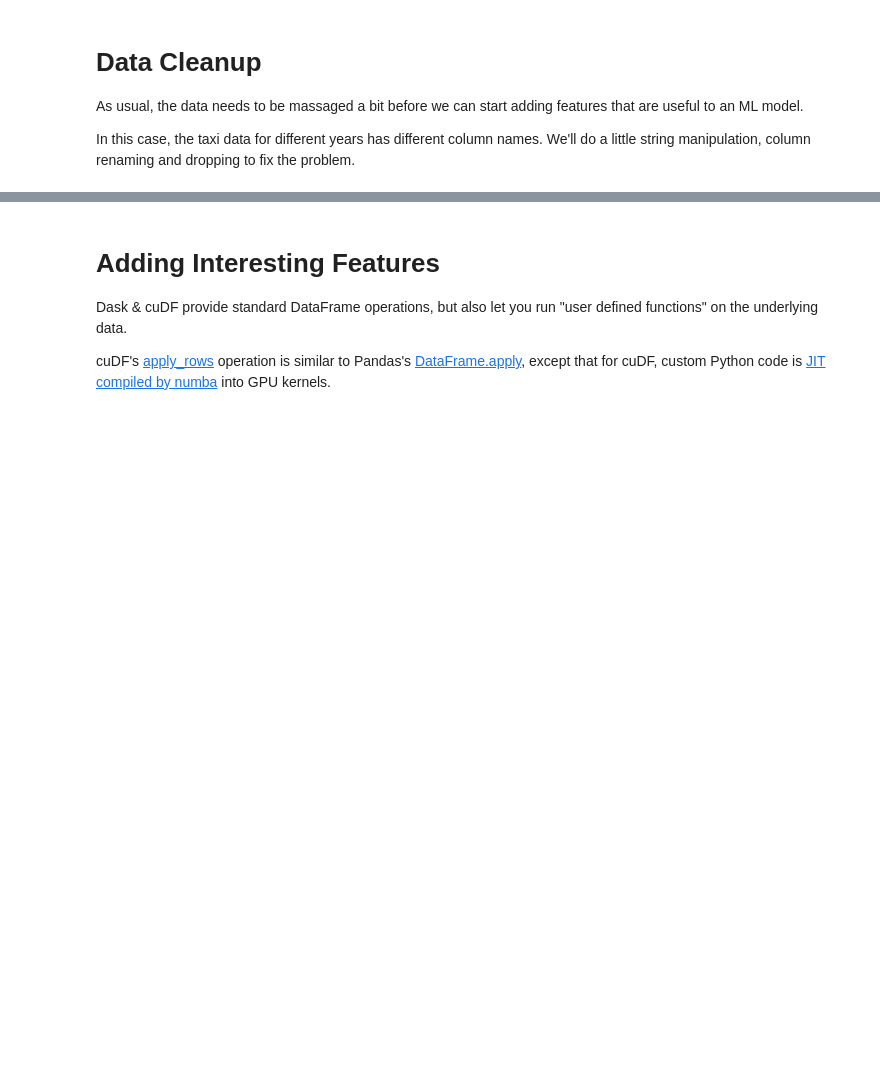
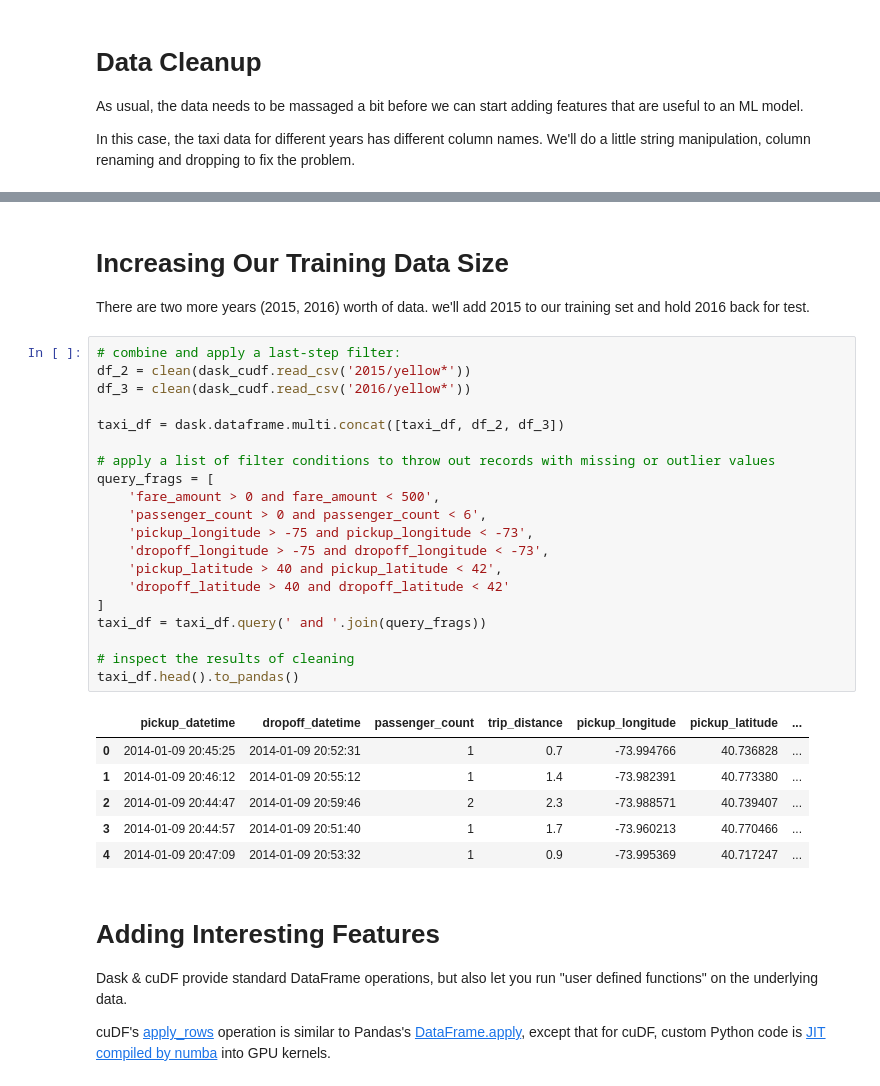
Before and after one commit to efajardo-nv/rapids-dataproc, a Jupyter notebook: notebooks/NYCTaxi-E2E.ipynb, the cells around one changed output, grey strips where cells are left out. Drawn from its saved outputs; the diff is of its cells as text; blank space fills up the shorter version.

```diff
--- a/notebooks/NYCTaxi-E2E.ipynb
+++ b/notebooks/NYCTaxi-E2E.ipynb
@@ -136,3 +173,34 @@ taxi_df.head().to_pandas()
+# %% [markdown]
+# Increasing Our Training Data Size
+
+There are two more years (2015, 2016) worth of data. we'll add 2015 to our training set and hold 2016 back for test.
+# %%
+# combine and apply a last-step filter:
+df_2 = clean(dask_cudf.read_csv('2015/yellow*'))
+df_3 = clean(dask_cudf.read_csv('2016/yellow*'))
+
+taxi_df = dask.dataframe.multi.concat([taxi_df, df_2, df_3])
+
+# apply a list of filter conditions to throw out records with missing or outlier values
+query_frags = [
+    'fare_amount > 0 and fare_amount < 500',
+    'passenger_count > 0 and passenger_count < 6',
+    'pickup_longitude > -75 and pickup_longitude < -73',
+    'dropoff_longitude > -75 and dropoff_longitude < -73',
+    'pickup_latitude > 40 and pickup_latitude < 42',
+    'dropoff_latitude > 40 and dropoff_latitude < 42'
+]
+taxi_df = taxi_df.query(' and '.join(query_frags))
+
+# inspect the results of cleaning
+taxi_df.head().to_pandas()
+# %% [output]
+|  | pickup_datetime | dropoff_datetime | passenger_count | trip_distance | pickup_longitude | pickup_latitude | ... |
+| 0 | 2014-01-09 20:45:25 | 2014-01-09 20:52:31 | 1 | 0.7 | -73.994766 | 40.736828 | ... |
+| 1 | 2014-01-09 20:46:12 | 2014-01-09 20:55:12 | 1 | 1.4 | -73.982391 | 40.773380 | ... |
+| 2 | 2014-01-09 20:44:47 | 2014-01-09 20:59:46 | 2 | 2.3 | -73.988571 | 40.739407 | ... |
+| 3 | 2014-01-09 20:44:57 | 2014-01-09 20:51:40 | 1 | 1.7 | -73.960213 | 40.770466 | ... |
+| 4 | 2014-01-09 20:47:09 | 2014-01-09 20:53:32 | 1 | 0.9 | -73.995369 | 40.717247 | ... |
 # %% [markdown]
 # Adding Interesting Features
 
```
Also changed, not shown: parts of 21 cells of this notebook.
